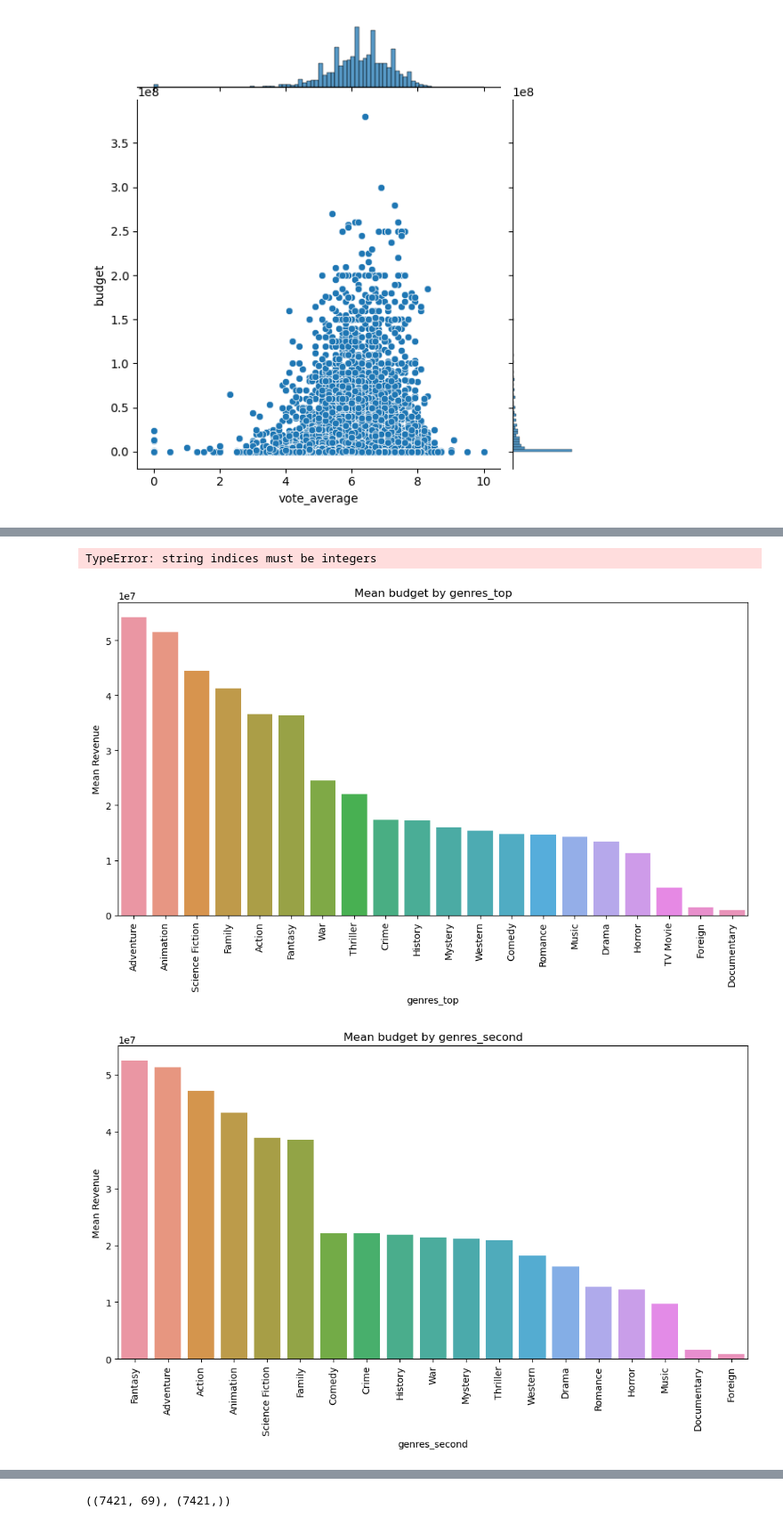
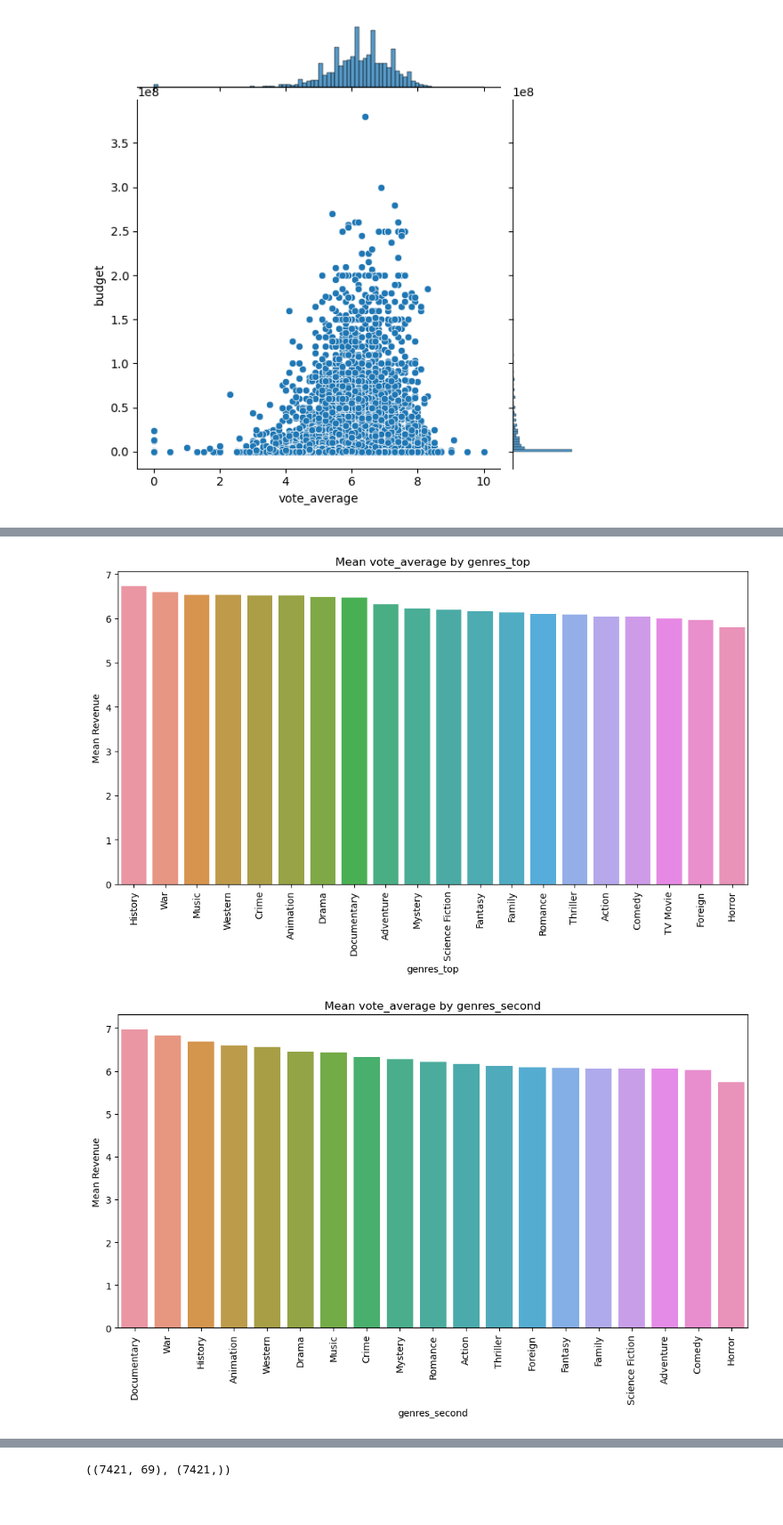
Before and after one commit to tianhew0121/Movie_Rating_Prediction_with_Movielens_dataset, a Jupyter notebook: data_inspection.ipynb, the cells around one changed output, grey strips where cells are left out. Shown: that part at 89% size. Cells and saved outputs as stored; diff of their text form; code cells hidden in the pictures.

```diff
--- a/data_inspection.ipynb
+++ b/data_inspection.ipynb
@@ -68,7 +68,10 @@ Upon inspecting, we can see that some of the columns are json in string format.
 import json
 import math
 from json.decoder import JSONDecodeError
+import re
+import ast
 
+# json_columns = ['crew']
 json_columns = ['belongs_to_collection', 'genres', 'spoken_languages', 'production_companies', 'production_countries', 'cast', 'crew']
 # We defined those columns as json columns because they are in json format.
 def correction_and_load_json(json_str):
@@ -87,25 +90,26 @@ def correction_and_load_json(json_str):
     except JSONDecodeError as e:
         # print(e)
         # fixed_str = json_str.replace("'", '"')
-
         try:
             if e == 'Expecting property name enclosed in double quotes: line 1 column 2 (char 1)':
                 fixed_str = '"' + json_str[:]
                 fixed_str = fixed_str + '"'
-            else:
-                fixed_str = json_str.replace("'", '"')
-            # return json.loads(fixed_str)
-            # print('success')
+            fixed_str = json_str.replace("O'", 'O')
+
+            fixed_str = fixed_str.replace("'", '"')
+            fixed_str = fixed_str.replace('None', 'null')
             return json.loads(fixed_str)
         except Exception as e:
-            return json_str
+            return ast.literal_eval(json_str)
     except TypeError:
         return json_str
     except:
         return json_str
 
 for column in json_columns:
-    full_data[column] = full_data[column].map(correction_and_load_json)
+    full_data[column] = full_data[column].apply(correction_and_load_json)
+
+# full_data = full_data[full_data['crew'].apply(lambda x: not isinstance(x, str))]
 # %%
 has_or_not = ['belongs_to_collection', 'homepage', 'tagline']
 new_column = ['has_collection', 'has_homepage', 'has_tagline']
@@ -116,3 +136,5 @@ for i in range(len(has_or_not)):
 full_data['crew_count'] = full_data['crew'].apply(lambda x: len(x) if x is not np.nan else 0)
 # Add genres_count feature
 full_data['genres_count'] = full_data['genres'].apply(lambda x: len(x) if x is not np.nan else 0)
+# production_companies_count
+full_data['production_companies_count'] = full_data['production_companies'].apply(lambda x: len(x) if x is not np.nan else 0)
@@ -154,31 +208,29 @@ sns.jointplot(x='vote_average', y='budget', data=full_data)
 # %%
 full_data['genres_top'] = full_data['genres'].apply(lambda x: x[0]['name'] if x is not np.nan and len(x)>0 else np.nan)
 full_data['genres_second'] = full_data['genres'].apply(lambda x: x[1]['name'] if x is not np.nan and len(x)>1 else np.nan)
-# %% [output]
-TypeError: string indices must be integers
 # %%
 full_data["has_collection"] = full_data["belongs_to_collection"].apply(lambda x: 0 if x is np.nan else 1)
 # %%
 import matplotlib.pyplot as plt
 
-categorical_columns = ['genres_top','genres_second', 'genres_count', 'has_collection', 'has_homepage', 'has_tagline','release_date']
-numerical_column = 'budget'
+categorical_columns = ['genres_top','genres_second', 'genres_count', 'has_collection', 'has_homepage', 'has_tagline','release_date','production_companies_count']
+numerical_column = 'vote_average'
 
 
 for cat_col in categorical_columns:
     mean_revenue_df = full_data.groupby(cat_col, as_index=False)[numerical_column].mean()
     mean_revenue_df = mean_revenue_df.sort_values(by=numerical_column, ascending=False)
     plt.figure(figsize=(12, 6))
     sns.barplot(x=cat_col, y=numerical_column, data=mean_revenue_df)
 
 
     plt.title(f"Mean {numerical_column} by {cat_col}")
     plt.xlabel(cat_col)
     plt.ylabel("Mean Revenue")
 
 
     plt.xticks(rotation=90)
     plt.show()
 # %% [output]
-[figure, old version]
+[figure, new version]
-[figure, old version]
+[figure, new version]
```
Also changed, not shown: parts of 17 cells of this notebook.
